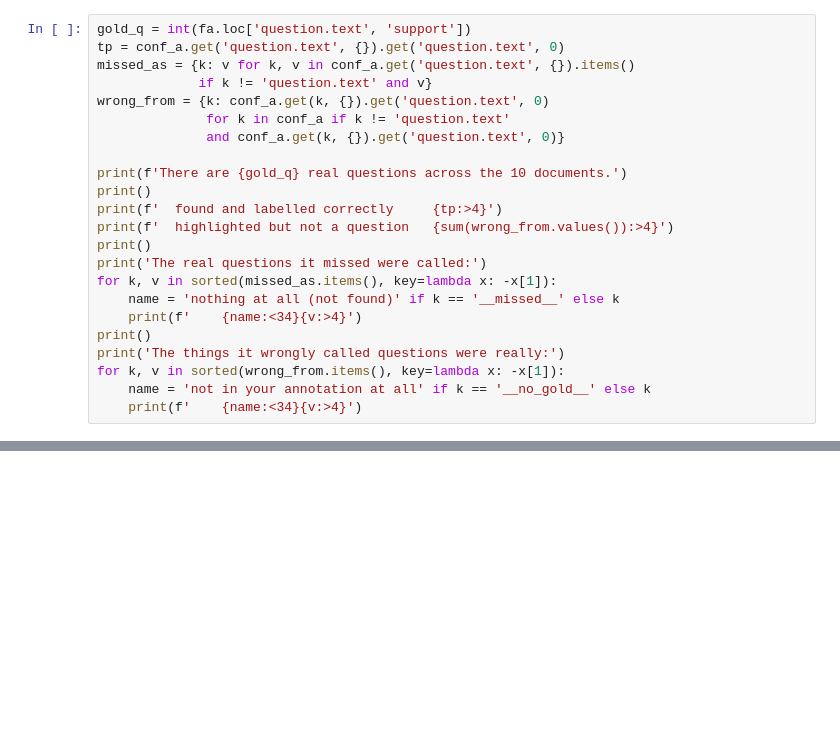
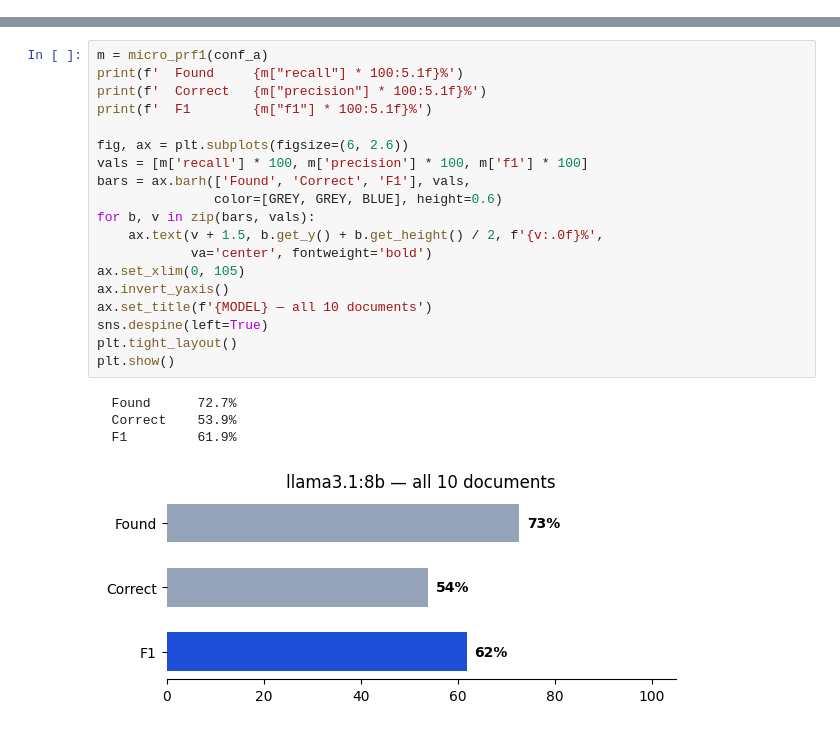
Before and after one commit to fairdataihub/dmpbridge, a Jupyter notebook: notebooks/1-llama31-8b-results-pdfplumber.ipynb, the cells around one changed output, grey strips where cells are left out. Cells and saved outputs as stored; diff of their text form; blank space fills up the shorter version.

```diff
--- a/notebooks/1-llama31-8b-results-pdfplumber.ipynb
+++ b/notebooks/1-llama31-8b-results-pdfplumber.ipynb
@@ -283,23 +0,0 @@ The score punishes both, and they add up.
-# %%
-gold_q = int(fa.loc['question.text', 'support'])
-tp = conf_a.get('question.text', {}).get('question.text', 0)
-missed_as = {k: v for k, v in conf_a.get('question.text', {}).items()
-             if k != 'question.text' and v}
-wrong_from = {k: conf_a.get(k, {}).get('question.text', 0)
-              for k in conf_a if k != 'question.text'
-              and conf_a.get(k, {}).get('question.text', 0)}
-
-print(f'There are {gold_q} real questions across the 10 documents.')
-print()
-print(f'  found and labelled correctly     {tp:>4}')
-print(f'  highlighted but not a question   {sum(wrong_from.values()):>4}')
-print()
-print('The real questions it missed were called:')
-for k, v in sorted(missed_as.items(), key=lambda x: -x[1]):
-    name = 'nothing at all (not found)' if k == '__missed__' else k
-    print(f'    {name:<34}{v:>4}')
-print()
-print('The things it wrongly called questions were really:')
-for k, v in sorted(wrong_from.items(), key=lambda x: -x[1]):
-    name = 'not in your annotation at all' if k == '__no_gold__' else k
-    print(f'    {name:<34}{v:>4}')
@@ -532,0 +52,24 @@ section.title           question.text                2
+# %%
+m = micro_prf1(conf_a)
+print(f'  Found     {m["recall"] * 100:5.1f}%')
+print(f'  Correct   {m["precision"] * 100:5.1f}%')
+print(f'  F1        {m["f1"] * 100:5.1f}%')
+
+fig, ax = plt.subplots(figsize=(6, 2.6))
+vals = [m['recall'] * 100, m['precision'] * 100, m['f1'] * 100]
+bars = ax.barh(['Found', 'Correct', 'F1'], vals,
+               color=[GREY, GREY, BLUE], height=0.6)
+for b, v in zip(bars, vals):
+    ax.text(v + 1.5, b.get_y() + b.get_height() / 2, f'{v:.0f}%',
+            va='center', fontweight='bold')
+ax.set_xlim(0, 105)
+ax.invert_yaxis()
+ax.set_title(f'{MODEL} — all 10 documents')
+sns.despine(left=True)
+plt.tight_layout()
+plt.show()
+# %% [output]
+  Found      72.7%
+  Correct    53.9%
+  F1         61.9%
+[figure, added]
```
Also changed, not shown: parts of 40 cells of this notebook.
